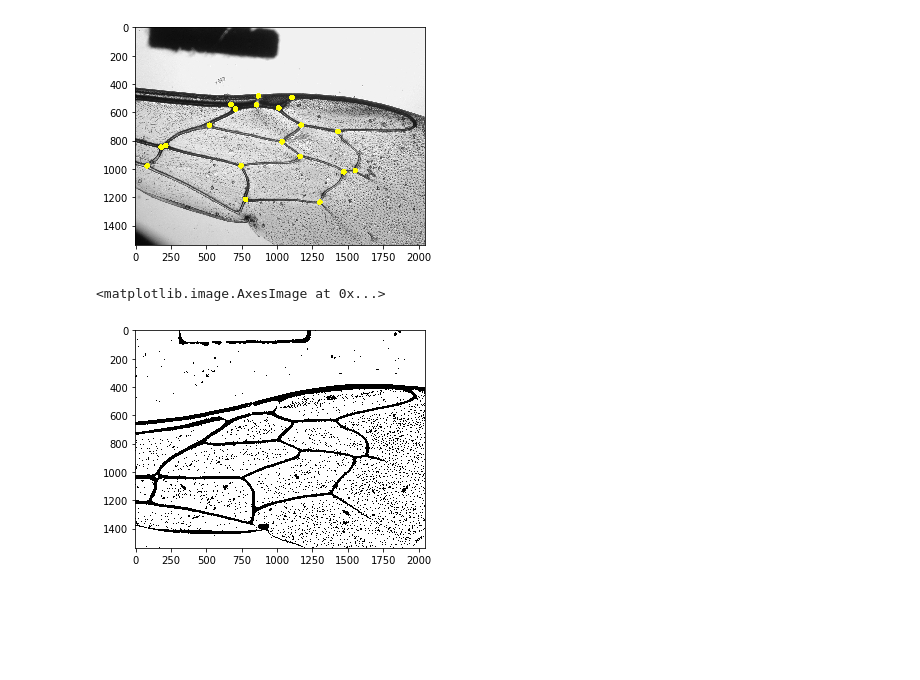
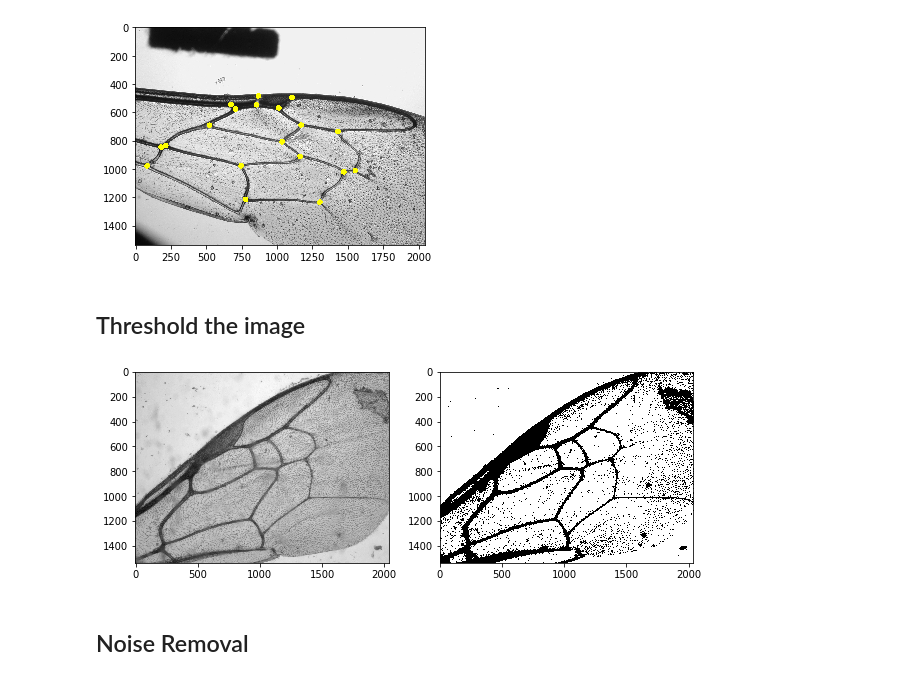
Before and after one commit to DaniGodin/BeeDetect, a Jupyter notebook: src/Alex_tests.ipynb, the cells around one changed output. Saved outputs shown, nothing was run; the diff lists cells and outputs as text; code cells hidden in the pictures; blank space fills up the shorter version.

```diff
--- a/src/Alex_tests.ipynb
+++ b/src/Alex_tests.ipynb
@@ -34,11 +34,24 @@ plt.imshow(draw_points(test_img, test_point))
 # %% [output]
 <matplotlib.image.AxesImage at 0x...>
 [figure]
+# %% [markdown]
+## Threshold the image
 # %%
-img_gray = cv2.cvtColor(train_imgs[1], cv2.COLOR_BGR2GRAY)
-th3 = cv2.adaptiveThreshold(img_gray,255,cv2.ADAPTIVE_THRESH_GAUSSIAN_C,
-            cv2.THRESH_BINARY,179,28)
-plt.imshow(th3, cmap='gray')
+img = train_imgs[0].copy()
+gray = cv2.cvtColor(img, cv2.COLOR_BGR2GRAY)
+#th3 = cv2.adaptiveThreshold(gray,255,cv2.ADAPTIVE_THRESH_GAUSSIAN_C,cv2.THRESH_BINARY,179,28)
+ret, thresh = cv2.threshold(gray,0,255,cv2.THRESH_OTSU)
-# %% [output]
-<matplotlib.image.AxesImage at 0x...>
-[figure, removed]
+# %%
+fig=plt.figure(figsize=(10, 10))
+
+fig.add_subplot(1, 2, 1)
+plt.imshow(gray, cmap='gray')
+
+fig.add_subplot(1, 2, 2)
+plt.imshow(thresh, cmap='gray')
+
+plt.show()
+# %% [output]
+[figure, added]
+# %% [markdown]
+## Noise Removal
```
Also changed, not shown: parts of 23 cells of this notebook.
